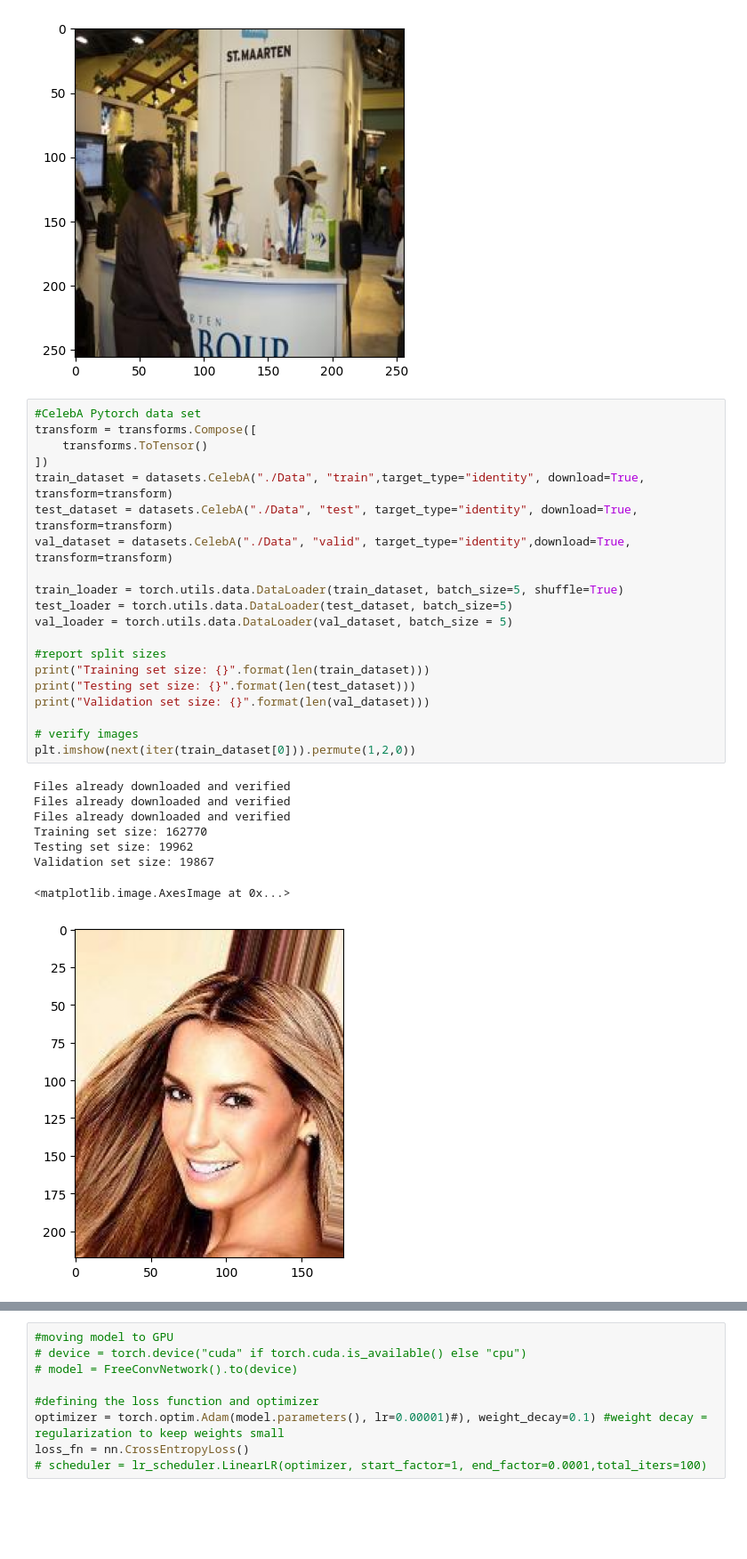
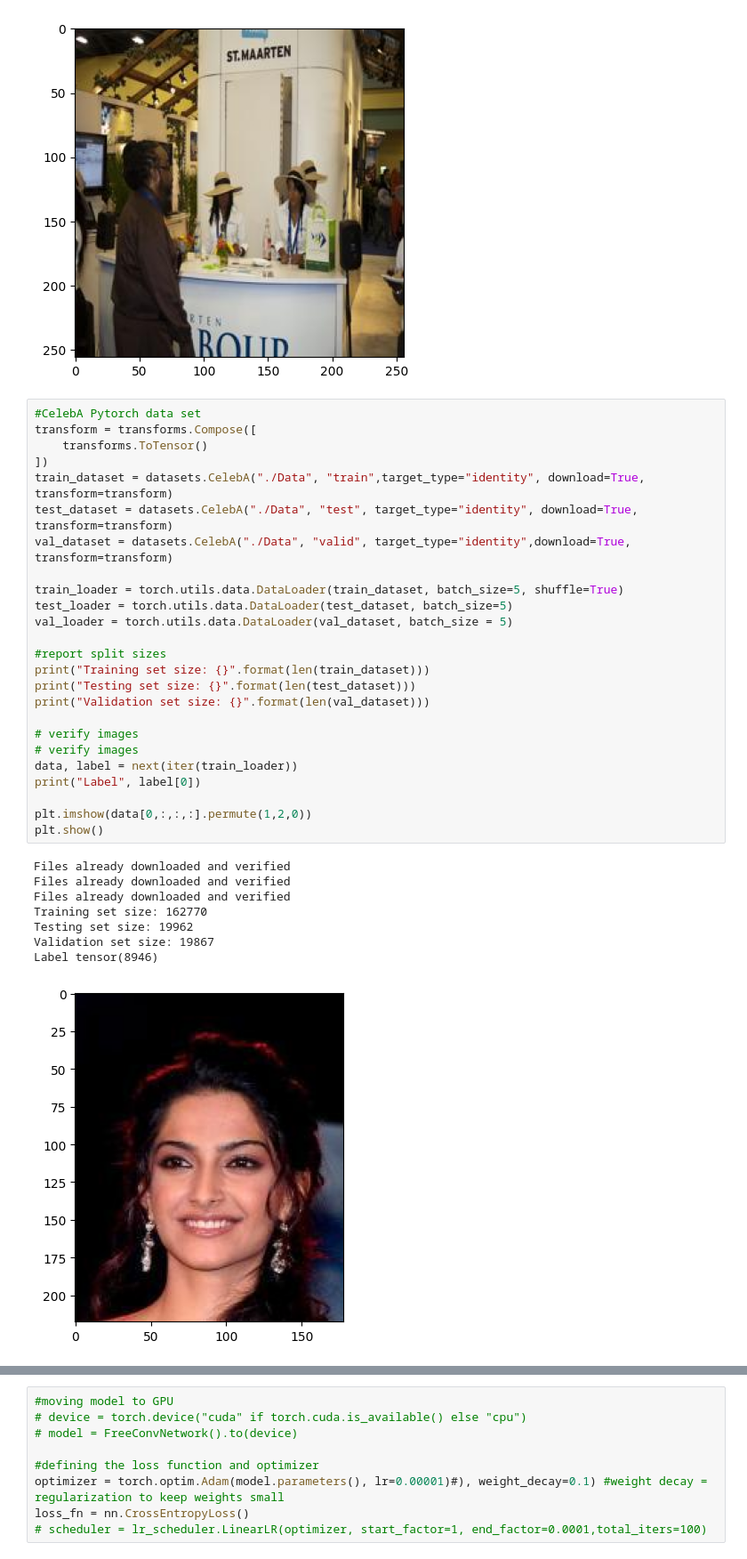
Before and after one commit to Lassedi/VisLab_DNNProject, a Jupyter notebook: main.ipynb, the cells around one changed output, grey strips where cells are left out. Shown at 89% size. Cells and saved outputs as stored; diff of their text form; blank space fills up the shorter version.

```diff
--- a/main.ipynb
+++ b/main.ipynb
@@ -161,29 +161,34 @@ torch.Size([256, 256, 3])
 # %%
 #CelebA Pytorch data set
 transform = transforms.Compose([
     transforms.ToTensor()
 ])
 train_dataset = datasets.CelebA("./Data", "train",target_type="identity", download=True, transform=transform)
 test_dataset = datasets.CelebA("./Data", "test", target_type="identity", download=True, transform=transform)
 val_dataset = datasets.CelebA("./Data", "valid", target_type="identity",download=True, transform=transform)
 
 train_loader = torch.utils.data.DataLoader(train_dataset, batch_size=5, shuffle=True)
 test_loader = torch.utils.data.DataLoader(test_dataset, batch_size=5)
 val_loader = torch.utils.data.DataLoader(val_dataset, batch_size = 5)
 
 #report split sizes
 print("Training set size: {}".format(len(train_dataset)))
 print("Testing set size: {}".format(len(test_dataset)))
 print("Validation set size: {}".format(len(val_dataset)))
 
 # verify images
-plt.imshow(next(iter(train_dataset[0])).permute(1,2,0))
+# verify images
+data, label = next(iter(train_loader))
+print("Label", label[0])
+
+plt.imshow(data[0,:,:,:].permute(1,2,0))
+plt.show()
 # %% [output]
 Files already downloaded and verified
 Files already downloaded and verified
 Files already downloaded and verified
 Training set size: 162770
 Testing set size: 19962
 Validation set size: 19867
+Label tensor(8946)
-<matplotlib.image.AxesImage at 0x...>
-[figure, old version]
+[figure, new version]
```
Also changed, not shown: parts of 3 cells of this notebook, 5 other files.
